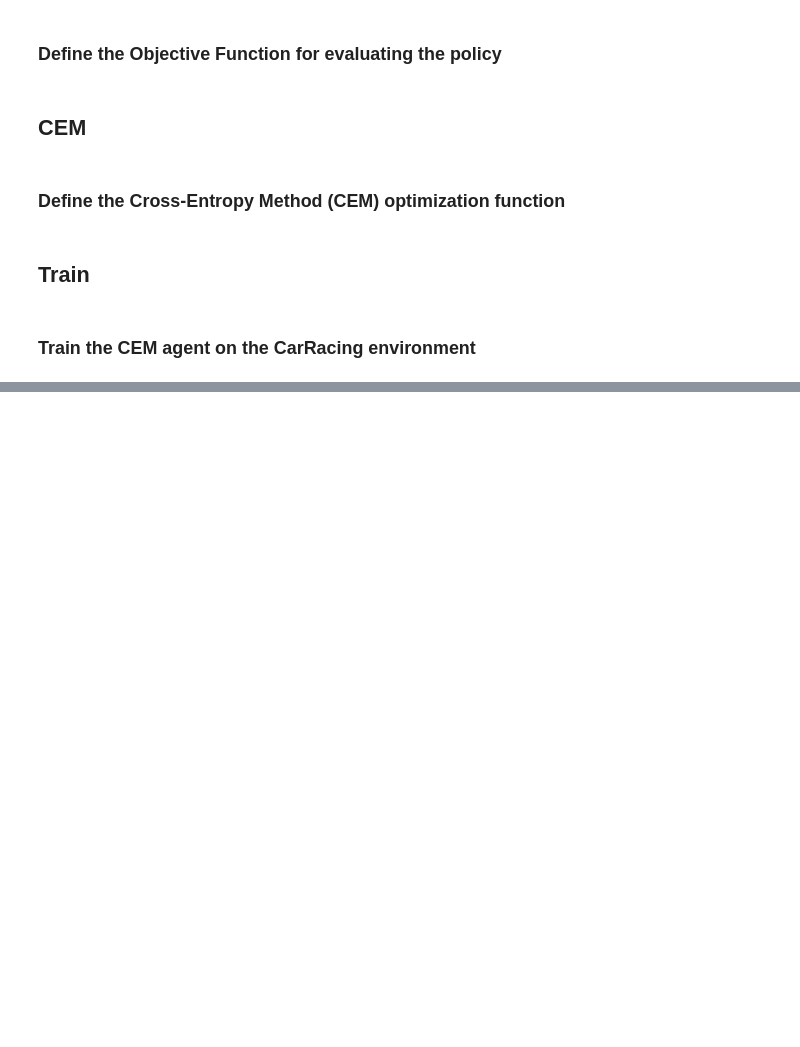
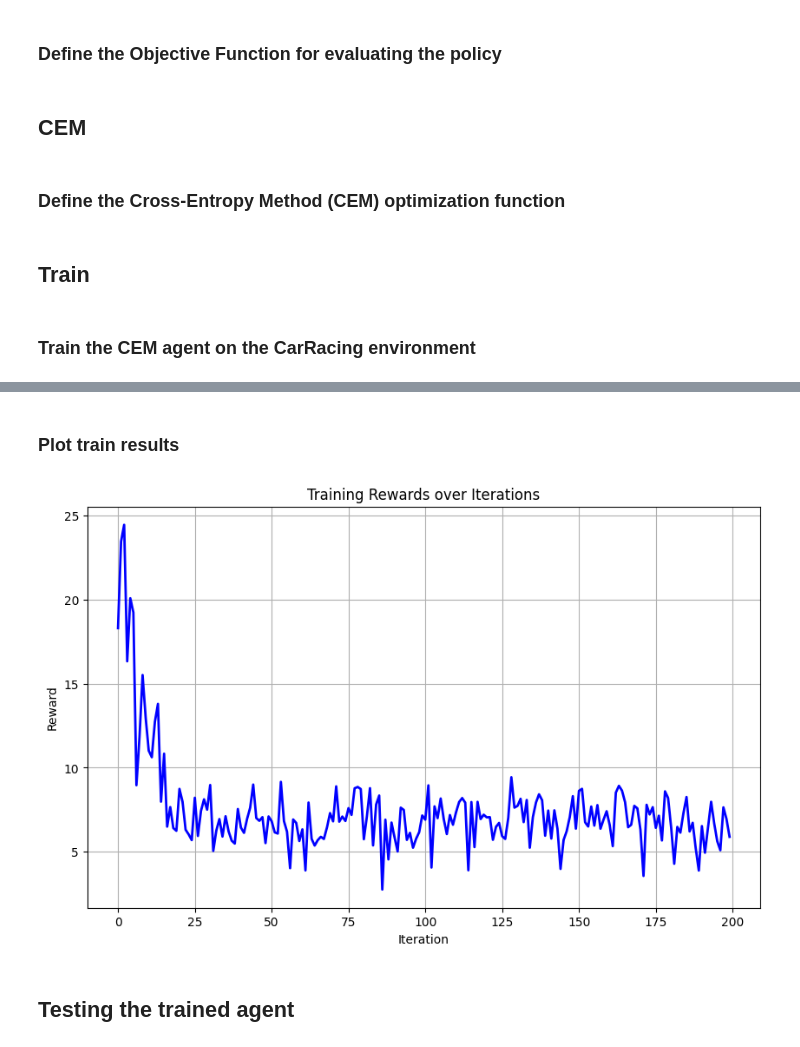
Before and after one commit to tr0fin0/ensta_CSC_52081_EP_project, a Jupyter notebook: src/dev/CSC_52081_EP_CEM.ipynb, the cells around one changed output, grey strips where cells are left out. Drawn from its saved outputs; the diff is of its cells as text; code cells hidden in the pictures; blank space fills up the shorter version.

Commit message:
Plotting training results

```diff
--- a/src/dev/CSC_52081_EP_CEM.ipynb
+++ b/src/dev/CSC_52081_EP_CEM.ipynb
@@ -533,3 +518,22 @@ if __name__ == "__main__":
+# %% [markdown]
+### Plot train results
+# %%
+df = pd.read_csv('output/logs/training_log.csv')
+
+iterations = df.iloc[:, 0]
+rewards = df.iloc[:, 1]
+
+plt.figure(figsize=(10, 6))
+plt.plot(iterations, rewards, 'b-', linewidth=2)
+plt.title('Training Rewards over Iterations')
+plt.xlabel('Iteration')
+plt.ylabel('Reward')
+plt.grid(True)
+plt.show()
+# %% [output]
+[figure, added]
+# %% [markdown]
+## Testing the trained agent
 # %%
 def video_selector(file_path: List[Path]) -> Video:
     return Video(file_path, embed=True, html_attributes="controls autoplay loop")
```
Also changed, not shown: parts of 8 cells of this notebook.
